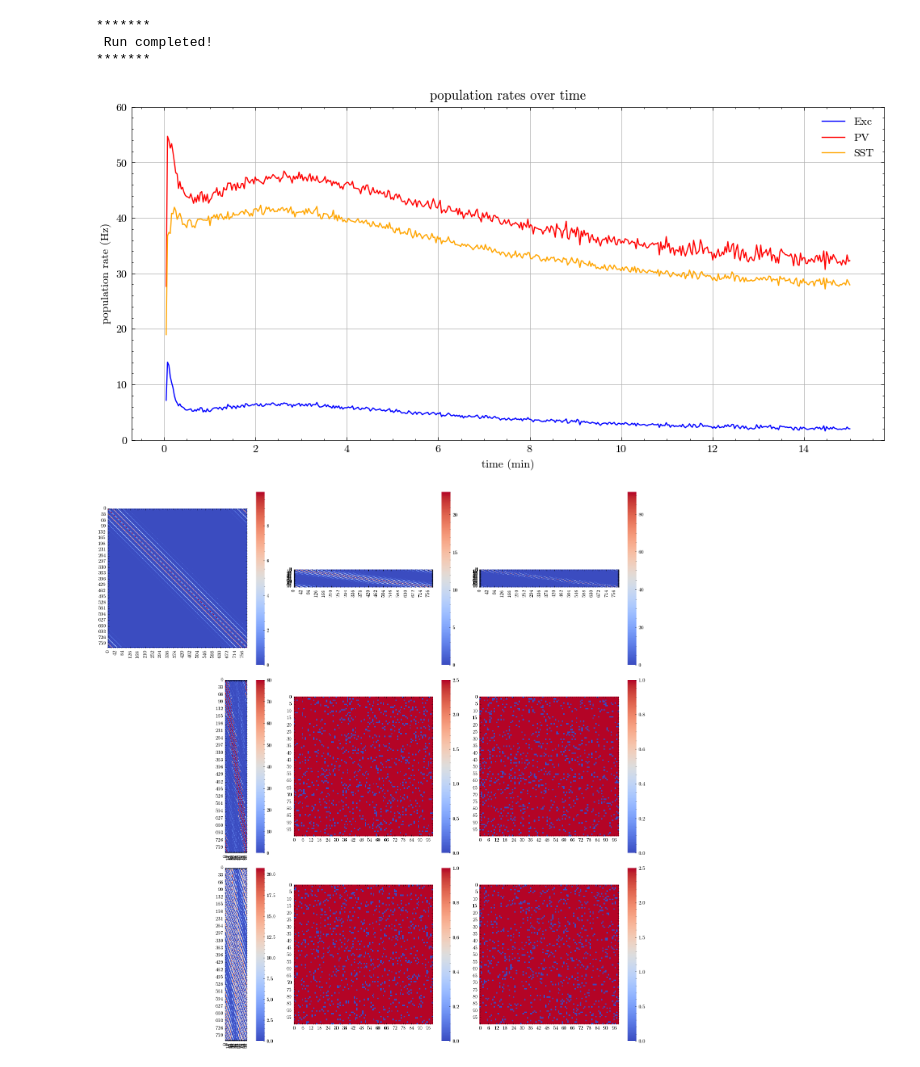
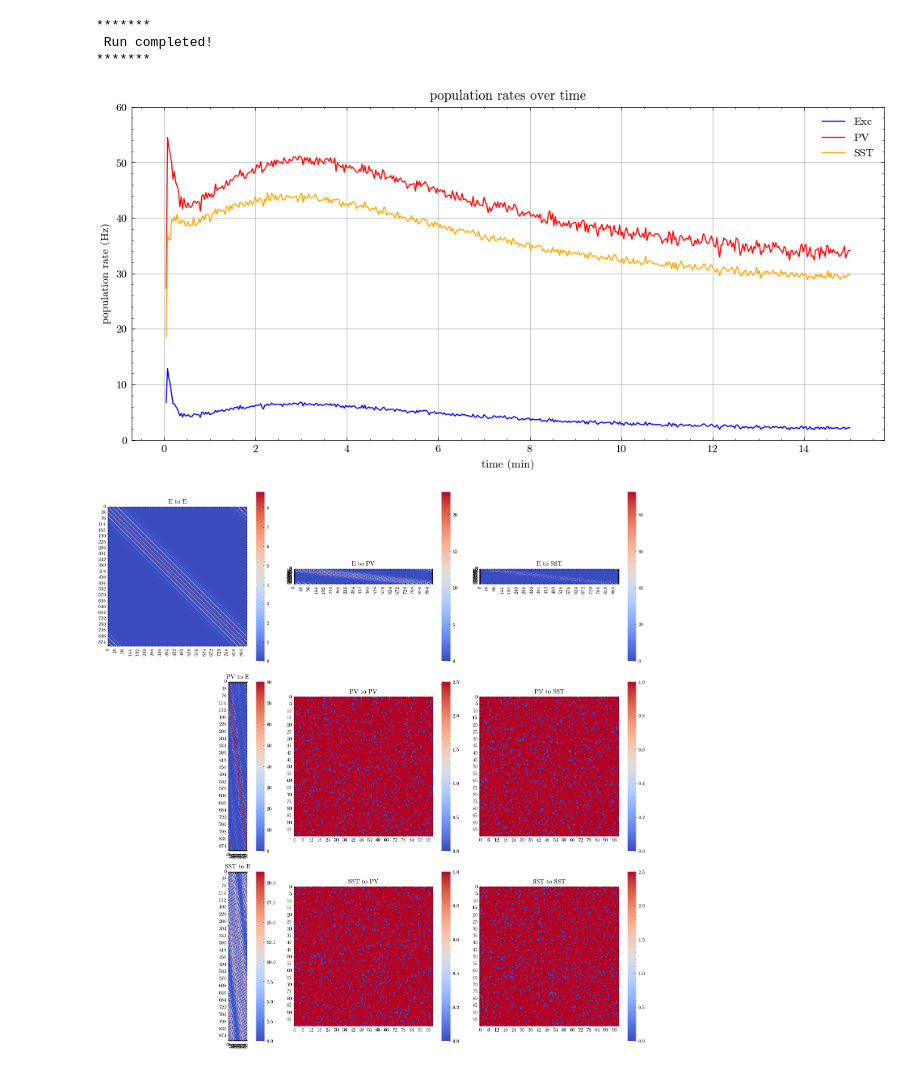
Before and after one commit to StevenZhang0116/structured-stabilization-in-recurrent-neural-circuits, a Jupyter notebook: Notebooks/03_torus_network_noee.ipynb, the cells around one changed output. Cells and saved outputs as stored; diff of their text form; code cells hidden in the pictures.

```diff
--- a/Notebooks/03_torus_network_noee.ipynb
+++ b/Notebooks/03_torus_network_noee.ipynb
@@ -25,6 +25,6 @@ seed: 1887
 # %%
 # NE = 800         # Number of excitatory cells
-NE = 784
+NE = 900
 NP = 100         # number of PV cells (symmetric iSTDP)
 NS = 100         # number of SST cells (antisymmetric iSTDP)
 
@@ -597,7 +597,7 @@ ax.grid(True)
 fig.tight_layout()
 fig.savefig(f"../Figures/torus_two_interneurons_pop_rates_seed{tseed}.png", bbox_inches='tight', dpi=300)
 # %% [output]
-[figure, old version]
+[figure, new version]
 # %%
 def unband_and_center(mat, indexes=None):
     nrow, ncol = mat.shape
@@ -667,20 +667,30 @@ for (i,j) in zip(con_ss.i,con_ss.j):
 # %%
 fig, ax = plt.subplots(3,3,figsize=(5*3,5*3))
 sns.heatmap(w_ee_full, ax=ax[0,0], cmap='coolwarm', cbar=True, square=True)
+ax[0,0].set_title('E to E')
 sns.heatmap(w_ep_full, ax=ax[0,1], cmap='coolwarm', cbar=True, square=True)
+ax[0,1].set_title('E to PV')
 sns.heatmap(w_es_full, ax=ax[0,2], cmap='coolwarm', cbar=True, square=True)
+ax[0,2].set_title('E to SST')
 
 sns.heatmap(w_pe_full, ax=ax[1,0], cmap='coolwarm', cbar=True, square=True)
+ax[1,0].set_title('PV to E')
 sns.heatmap(w_pp_full, ax=ax[1,1], cmap='coolwarm', cbar=True, square=True)
+ax[1,1].set_title('PV to PV')
 sns.heatmap(w_ps_full, ax=ax[1,2], cmap='coolwarm', cbar=True, square=True)
+ax[1,2].set_title('PV to SST')
 
 sns.heatmap(w_se_full, ax=ax[2,0], cmap='coolwarm', cbar=True, square=True)
+ax[2,0].set_title('SST to E')
 sns.heatmap(w_sp_full, ax=ax[2,1], cmap='coolwarm', cbar=True, square=True)
+ax[2,1].set_title('SST to PV')
 sns.heatmap(w_ss_full, ax=ax[2,2], cmap='coolwarm', cbar=True, square=True)
+ax[2,2].set_title('SST to SST')
+
 fig.tight_layout()
 fig.savefig(f"../Figures/torus_final_weights_seed{tseed}.png", bbox_inches='tight', dpi=300)
 # %% [output]
-[figure, old version]
+[figure, new version]
 # %%
 import math
 
```
Also changed, not shown: parts of 9 cells of this notebook.
